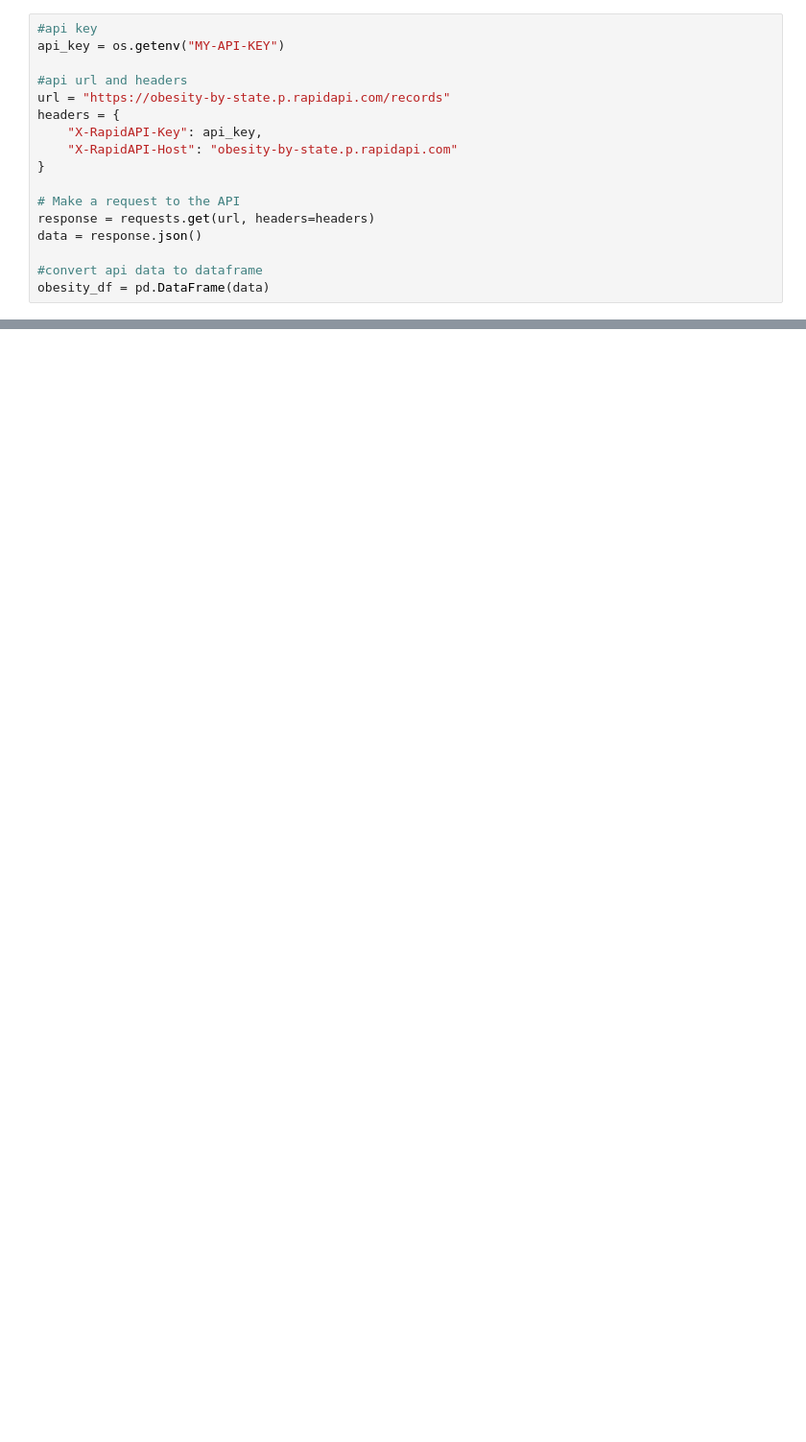
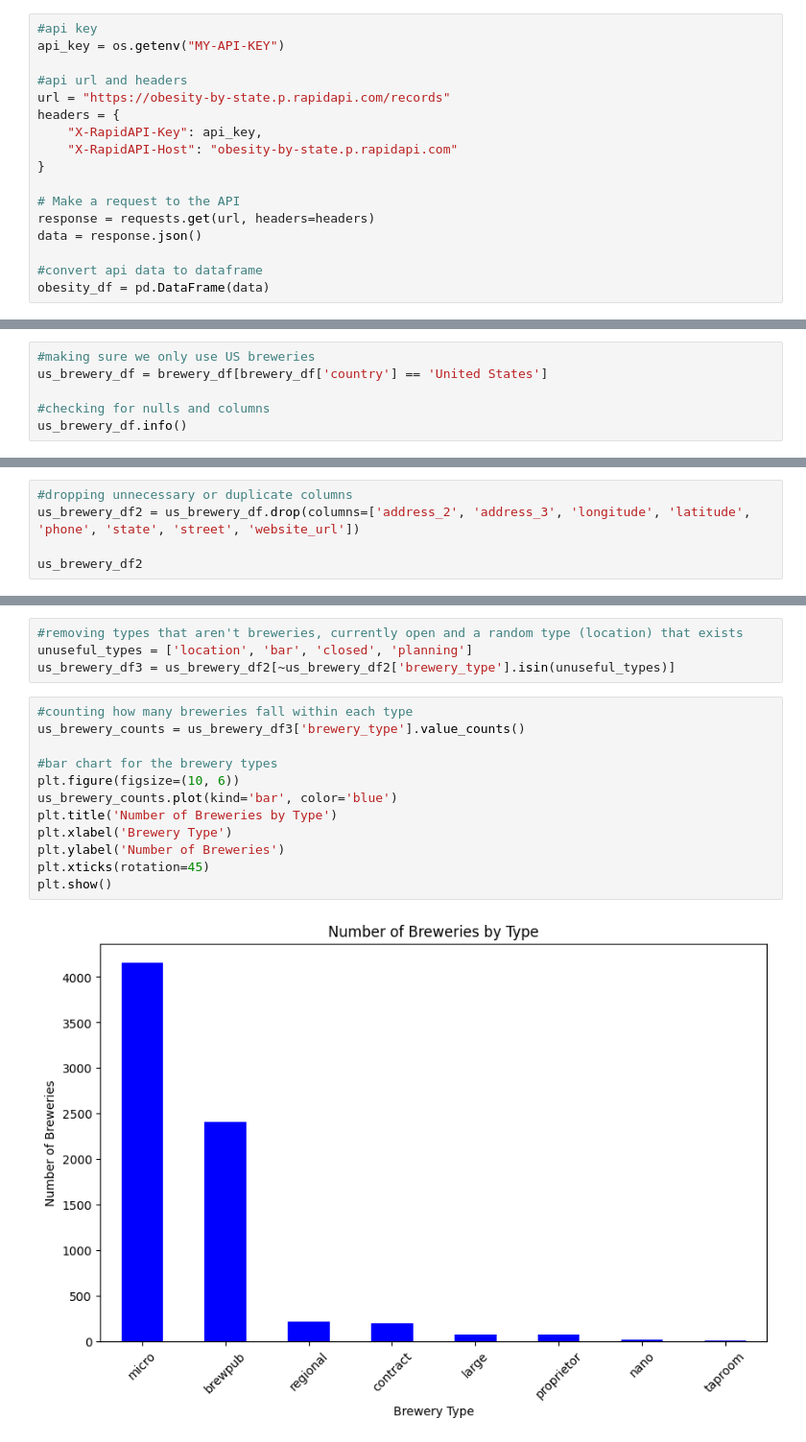
Before and after one commit to andrewb363/Project, a Jupyter notebook: main.ipynb, the cells around one changed output, grey strips where cells are left out. Shown at 96% size. Drawn from its saved outputs; the diff is of its cells as text; blank space fills up the shorter version.

```diff
--- a/main.ipynb
+++ b/main.ipynb
@@ -48,0 +89,6 @@ obesity_df = pd.DataFrame(data)
+# %%
+#making sure we only use US breweries
+us_brewery_df = brewery_df[brewery_df['country'] == 'United States']
+
+#checking for nulls and columns
+us_brewery_df.info()
@@ -48,0 +155,5 @@ obesity_df = pd.DataFrame(data)
+# %%
+#dropping unnecessary or duplicate columns
+us_brewery_df2 = us_brewery_df.drop(columns=['address_2', 'address_3', 'longitude', 'latitude', 'phone', 'state', 'street', 'website_url'])
+
+us_brewery_df2
@@ -48,0 +184,18 @@ obesity_df = pd.DataFrame(data)
+# %%
+#removing types that aren't breweries, currently open and a random type (location) that exists
+unuseful_types = ['location', 'bar', 'closed', 'planning']
+us_brewery_df3 = us_brewery_df2[~us_brewery_df2['brewery_type'].isin(unuseful_types)]
+# %%
+#counting how many breweries fall within each type
+us_brewery_counts = us_brewery_df3['brewery_type'].value_counts()
+
+#bar chart for the brewery types
+plt.figure(figsize=(10, 6))
+us_brewery_counts.plot(kind='bar', color='blue')
+plt.title('Number of Breweries by Type')
+plt.xlabel('Brewery Type')
+plt.ylabel('Number of Breweries')
+plt.xticks(rotation=45)
+plt.show()
+# %% [output]
+[figure, added]
```
Also changed, not shown: parts of 30 cells of this notebook.
